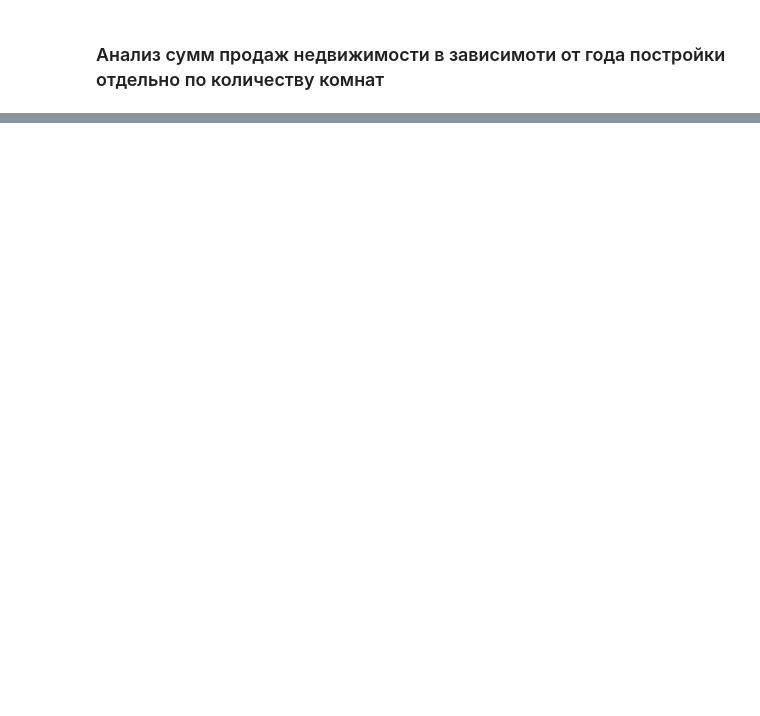
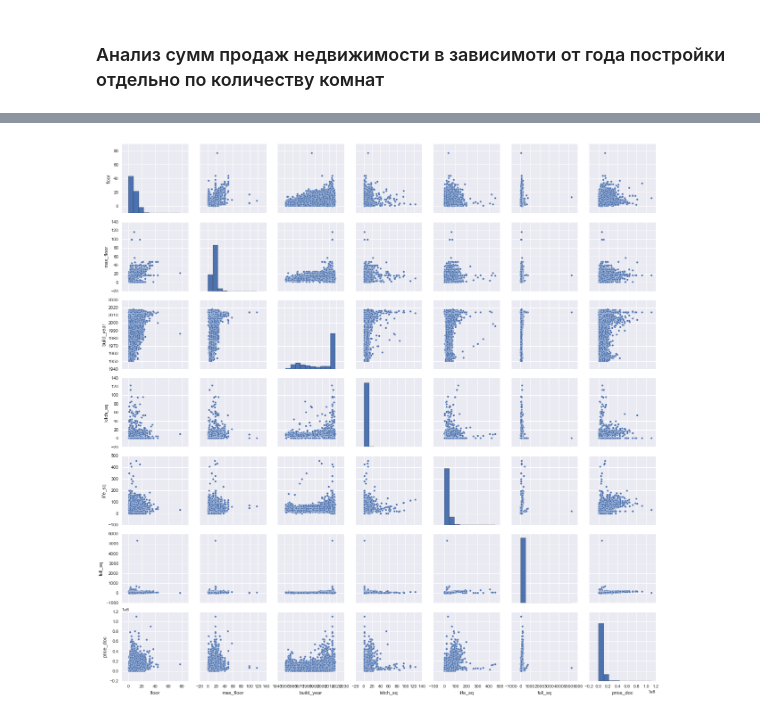
Before and after one commit to rogotulka/house_contest_visualization, a Jupyter notebook: visualization_sber_house_contest.ipynb, the cells around one changed output, grey strips where cells are left out. Drawn from its saved outputs; the diff is of its cells as text; code cells hidden in the pictures; blank space fills up the shorter version.

Commit message:
add description to new visualizatio(pair plot & joint plot)

```diff
--- a/visualization_sber_house_contest.ipynb
+++ b/visualization_sber_house_contest.ipynb
@@ -130,3 +125,21 @@ df_with_house_features.head()
+# %%
+# небольшая работа с пропусками в данных и с их выбросами
+df_with_house_features['num_room'].fillna(df_with_house_features['num_room'].mode()[0], inplace=True)
+df_with_house_features['life_sq'].fillna(df_with_house_features['life_sq'].mode()[0], inplace=True)
+df_with_house_features = df_with_house_features[(df_with_house_features['life_sq'] < 500)]
+df_with_house_features['kitch_sq'].fillna(df_with_house_features['kitch_sq'].mode()[0], inplace=True)
+df_with_house_features = df_with_house_features[(df_with_house_features['kitch_sq'] < 500)
+                                                &(df_with_house_features['kitch_sq'] > 0)]
+df_with_house_features['floor'].fillna(df_with_house_features['floor'].mode()[0], inplace=True)
+df_with_house_features['max_floor'].fillna(df_with_house_features['max_floor'].mode()[0], inplace=True)
+
+df_with_house_features = df_with_house_features[df_with_house_features['kitch_sq'] > 0]
+df_with_house_features['build_year'].fillna(df_with_house_features['build_year'].mode()[0], inplace=True)
+df_with_house_features = df_with_house_features[(df_with_house_features['build_year'] > 1950)
+                                                & (df_with_house_features['build_year'] < 2040) ]
+df_with_house_features = df_with_house_features[(df_with_house_features['num_room'] > 0)
+                                                & (df_with_house_features['num_room'] < 10)]
+df_with_house_features['num_room'] = df_with_house_features['num_room'].astype(str)
 # %%
 top_okrug = df_with_house_features.okrug.value_counts().sort_values(ascending = False).index.values
 ax = sns.boxplot(y="okrug", x="price_doc",
@@ -283,0 +296,9 @@ iplot(fig, show_link=False)
+# %%
+# c svg pairplot браузер начинает тормозить
+%config InlineBackend.figure_format = 'png'
+sns_plot = sns.pairplot(
+    df_with_house_features[['floor', 'max_floor', 'build_year', 'kitch_sq', 'life_sq',
+                            'full_sq', 'price_doc']]);
+sns_plot.savefig('pairplot.png')
+# %% [output]
+[figure, added]
```
Also changed, not shown: parts of 16 cells of this notebook, 2 other files.
